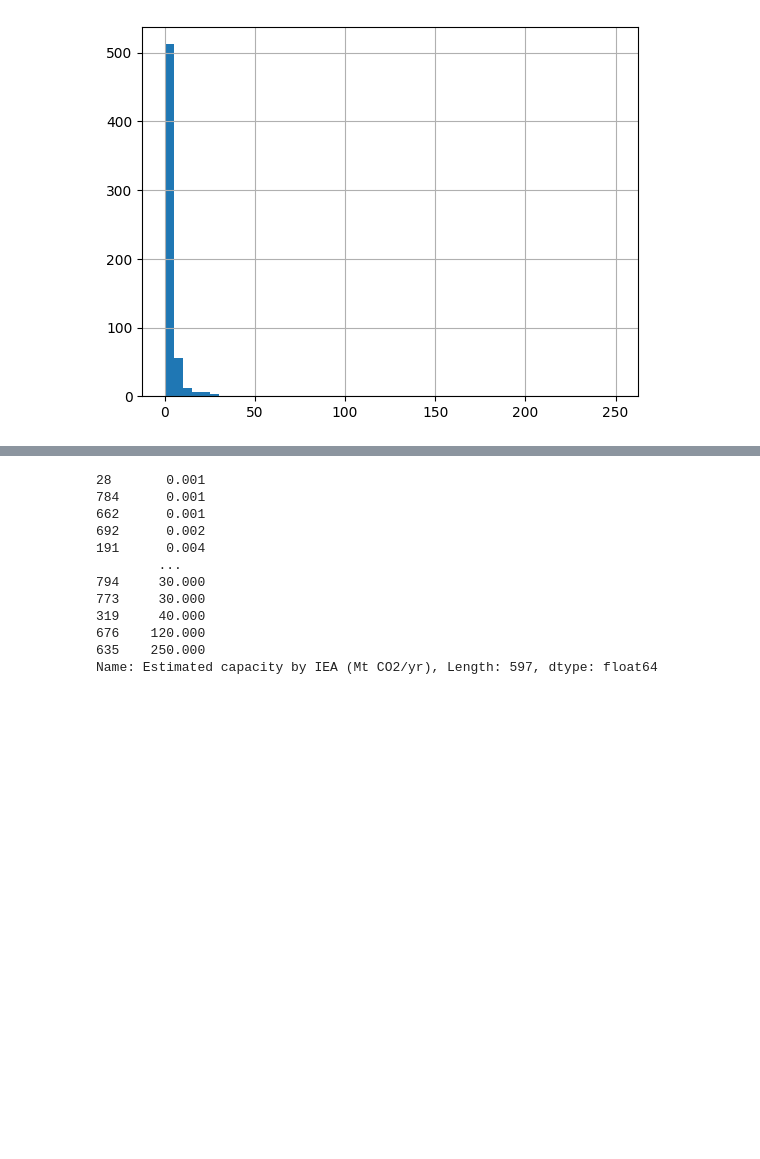
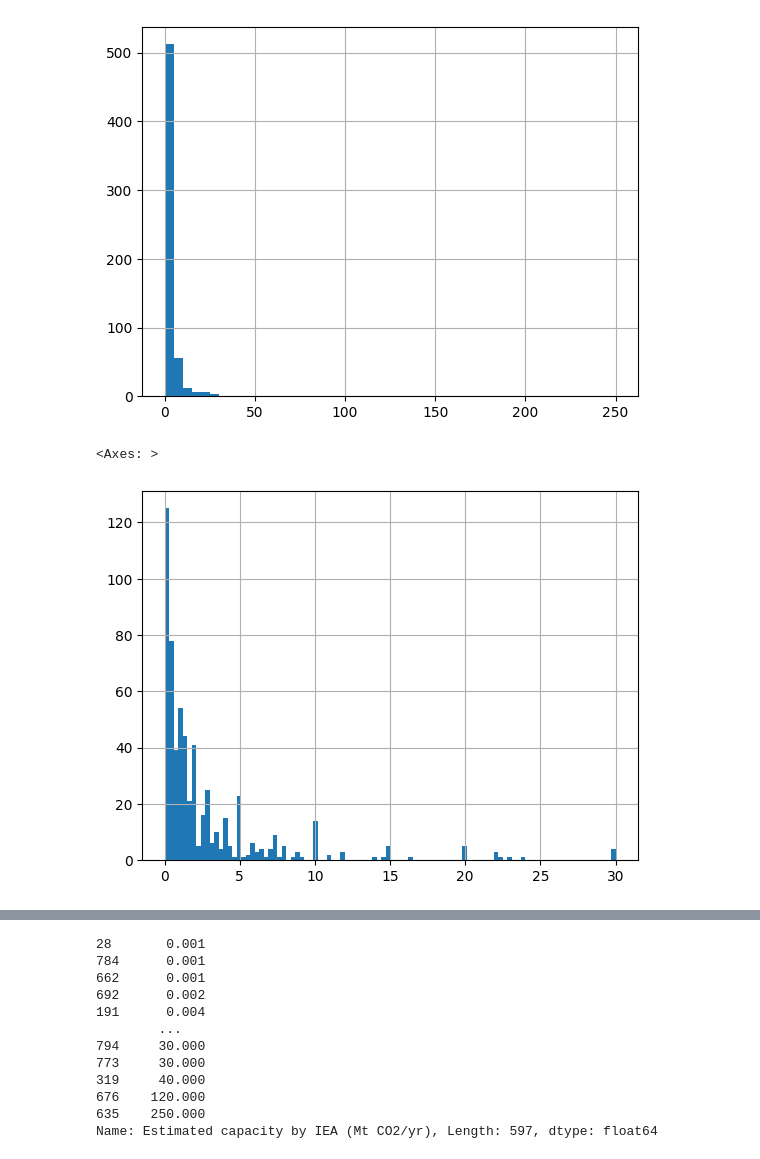
Before and after one commit to noah-art3mis/stats-assignment-1, a Jupyter notebook: carbon_cleaning.ipynb, the cells around one changed output, grey strips where cells are left out. Saved outputs shown, nothing was run; the diff lists cells and outputs as text; code cells hidden in the pictures; blank space fills up the shorter version.

```diff
--- a/carbon.ipynb
+++ b/carbon_cleaning.ipynb
@@ -350,4 +523,9 @@ df["Announced capacity (Mt CO2/yr)"].hist(bins=50)
 # %% [output]
 <Axes: >
 [figure]
+# %%
+df["Announced capacity (Mt CO2/yr)"].drop([635,676]).hist(bins=100)
+# %% [output]
+<Axes: >
+[figure, added]
 # %%
```
Also changed, not shown: parts of 73 cells of this notebook, 2 other files.
